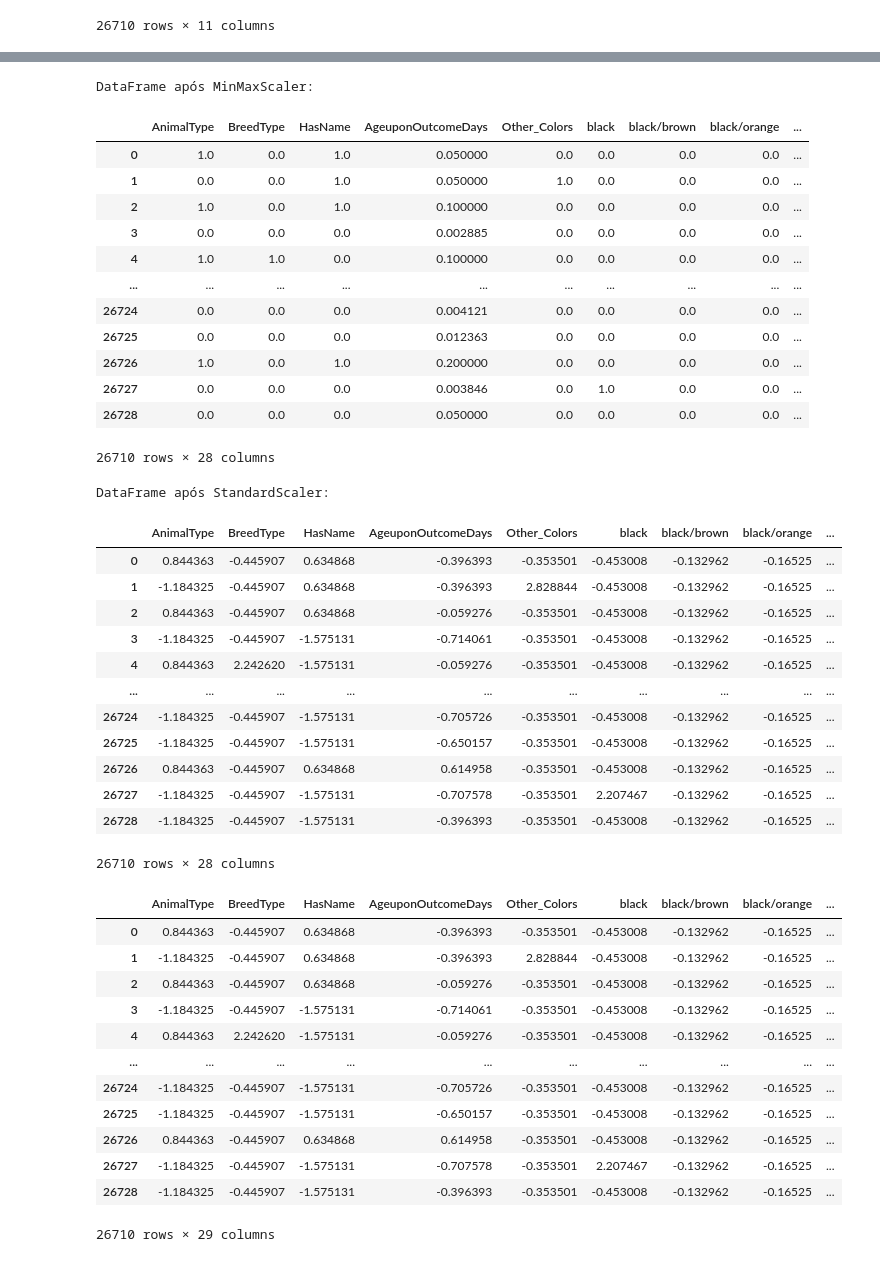
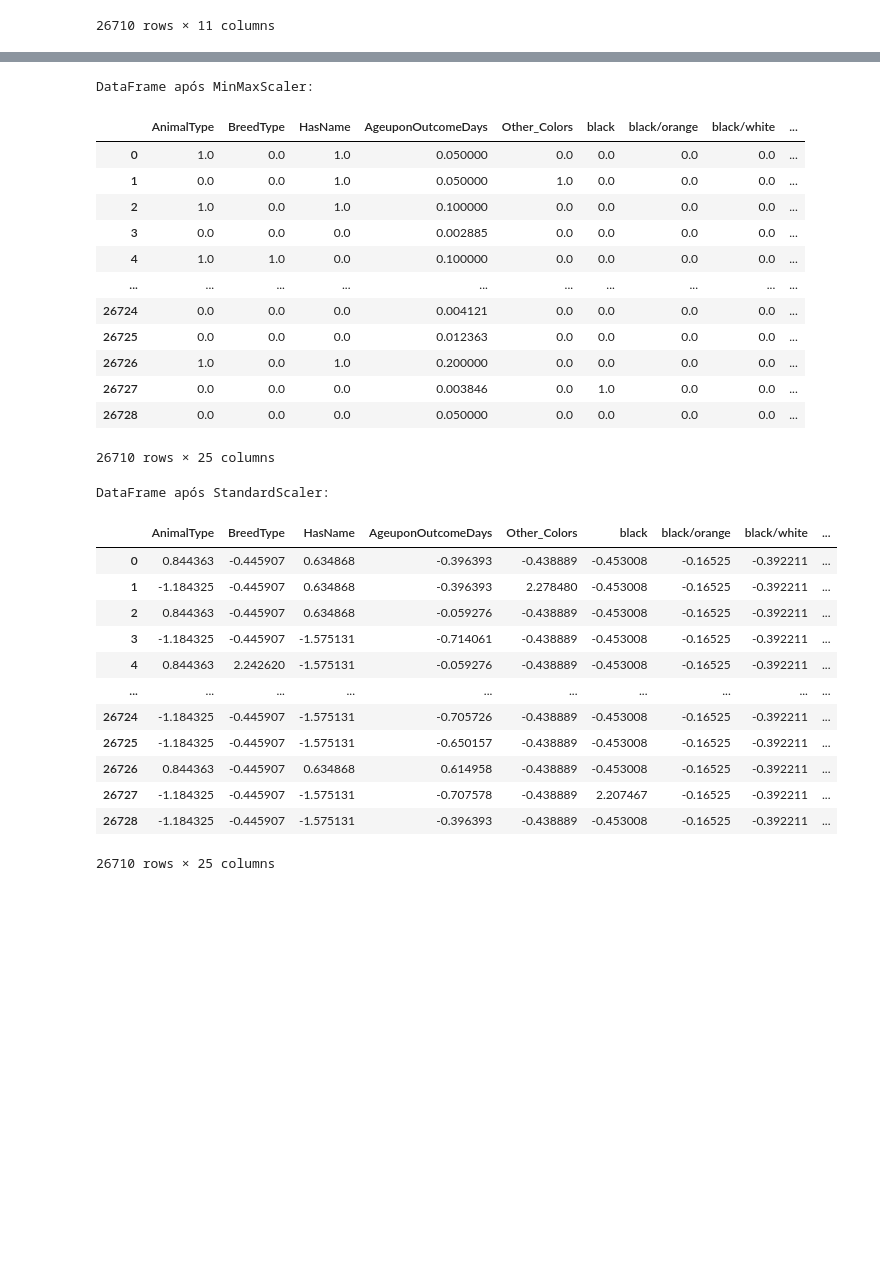
Before and after one commit to Stremps/Shelter-Outcome-Prediction, a Jupyter notebook: Shelter.ipynb, the cells around one changed output, grey strips where cells are left out. Drawn from its saved outputs; the diff is of its cells as text; code cells hidden in the pictures; blank space fills up the shorter version.

```diff
--- a/Shelter.ipynb
+++ b/Shelter.ipynb
@@ -175,7 +173,7 @@ df['Mapped_Color'] = df['Mapped_Color'].apply(match_duplicates)
 color_counts = df['Mapped_Color'].value_counts()
 
 # Defines a frequency threshold for rare colors ( currently given as 1% of the amount of examples in the dataset)
-threshold = 300
+threshold = 500
 rare_colors = color_counts[color_counts < threshold].index
 
 # Substitutes the rare colors for the column 'Other_colors'
@@ -424,71 +413,56 @@ from sklearn.preprocessing import MinMaxScaler, StandardScaler
 X = df.drop(columns=['OutcomeType'])  # Attributes
 y = df['OutcomeType']  # Class
 
-# 1. Selecionar apenas as colunas numéricas
+# 1. Selects only numerical columns
 numeric_cols = X.select_dtypes(include=['float64', 'int64']).columns
 
-# 2. Aplicar MinMaxScaler às colunas numéricas
+# 2. Applies MinMaxScaler to numerical columns
 min_max_scaler = MinMaxScaler()
 X[numeric_cols] = min_max_scaler.fit_transform(X[numeric_cols])
 
-# Verificar o DataFrame após MinMaxScaler
+# Verifies the dataframe after MinMaxScaler
 print("DataFrame após MinMaxScaler:")
 display(X)
 
-# 3. Aplicar StandardScaler às colunas numéricas (Se necessário após a normalização)
+# 3. Applies StandardScaler after normalization
 standard_scaler = StandardScaler()
 X[numeric_cols] = standard_scaler.fit_transform(X[numeric_cols])
 
-# Verificar o DataFrame após StandardScaler
+# Verifies the dataframe after StandardScaler
 print("DataFrame após StandardScaler:")
 display(X)
 
 df = X
 df['OutcomeType'] = y
-
-display(df)
 # %% [output]
 DataFrame após MinMaxScaler:
-|  | AnimalType | BreedType | HasName | AgeuponOutcomeDays | Other_Colors | black | black/brown | black/orange | ... |
+|  | AnimalType | BreedType | HasName | AgeuponOutcomeDays | Other_Colors | black | black/orange | black/white | ... |
 | 0 | 1.0 | 0.0 | 1.0 | 0.050000 | 0.0 | 0.0 | 0.0 | 0.0 | ... |
 | 1 | 0.0 | 0.0 | 1.0 | 0.050000 | 1.0 | 0.0 | 0.0 | 0.0 | ... |
 | 2 | 1.0 | 0.0 | 1.0 | 0.100000 | 0.0 | 0.0 | 0.0 | 0.0 | ... |
 | 3 | 0.0 | 0.0 | 0.0 | 0.002885 | 0.0 | 0.0 | 0.0 | 0.0 | ... |
 | 4 | 1.0 | 1.0 | 0.0 | 0.100000 | 0.0 | 0.0 | 0.0 | 0.0 | ... |
 | ... | ... | ... | ... | ... | ... | ... | ... | ... | ... |
 | 26724 | 0.0 | 0.0 | 0.0 | 0.004121 | 0.0 | 0.0 | 0.0 | 0.0 | ... |
 | 26725 | 0.0 | 0.0 | 0.0 | 0.012363 | 0.0 | 0.0 | 0.0 | 0.0 | ... |
 | 26726 | 1.0 | 0.0 | 1.0 | 0.200000 | 0.0 | 0.0 | 0.0 | 0.0 | ... |
 | 26727 | 0.0 | 0.0 | 0.0 | 0.003846 | 0.0 | 1.0 | 0.0 | 0.0 | ... |
 | 26728 | 0.0 | 0.0 | 0.0 | 0.050000 | 0.0 | 0.0 | 0.0 | 0.0 | ... |
-26710 rows × 28 columns
+26710 rows × 25 columns
 DataFrame após StandardScaler:
-|  | AnimalType | BreedType | HasName | AgeuponOutcomeDays | Other_Colors | black | black/brown | black/orange | ... |
-| 0 | 0.844363 | -0.445907 | 0.634868 | -0.396393 | -0.353501 | -0.453008 | -0.132962 | -0.16525 | ... |
-| 1 | -1.184325 | -0.445907 | 0.634868 | -0.396393 | 2.828844 | -0.453008 | -0.132962 | -0.16525 | ... |
-| 2 | 0.844363 | -0.445907 | 0.634868 | -0.059276 | -0.353501 | -0.453008 | -0.132962 | -0.16525 | ... |
-| 3 | -1.184325 | -0.445907 | -1.575131 | -0.714061 | -0.353501 | -0.453008 | -0.132962 | -0.16525 | ... |
-| 4 | 0.844363 | 2.242620 | -1.575131 | -0.059276 | -0.353501 | -0.453008 | -0.132962 | -0.16525 | ... |
+|  | AnimalType | BreedType | HasName | AgeuponOutcomeDays | Other_Colors | black | black/orange | black/white | ... |
+| 0 | 0.844363 | -0.445907 | 0.634868 | -0.396393 | -0.438889 | -0.453008 | -0.16525 | -0.392211 | ... |
+| 1 | -1.184325 | -0.445907 | 0.634868 | -0.396393 | 2.278480 | -0.453008 | -0.16525 | -0.392211 | ... |
+| 2 | 0.844363 | -0.445907 | 0.634868 | -0.059276 | -0.438889 | -0.453008 | -0.16525 | -0.392211 | ... |
+| 3 | -1.184325 | -0.445907 | -1.575131 | -0.714061 | -0.438889 | -0.453008 | -0.16525 | -0.392211 | ... |
+| 4 | 0.844363 | 2.242620 | -1.575131 | -0.059276 | -0.438889 | -0.453008 | -0.16525 | -0.392211 | ... |
 | ... | ... | ... | ... | ... | ... | ... | ... | ... | ... |
-| 26724 | -1.184325 | -0.445907 | -1.575131 | -0.705726 | -0.353501 | -0.453008 | -0.132962 | -0.16525 | ... |
-| 26725 | -1.184325 | -0.445907 | -1.575131 | -0.650157 | -0.353501 | -0.453008 | -0.132962 | -0.16525 | ... |
-| 26726 | 0.844363 | -0.445907 | 0.634868 | 0.614958 | -0.353501 | -0.453008 | -0.132962 | -0.16525 | ... |
-| 26727 | -1.184325 | -0.445907 | -1.575131 | -0.707578 | -0.353501 | 2.207467 | -0.132962 | -0.16525 | ... |
-| 26728 | -1.184325 | -0.445907 | -1.575131 | -0.396393 | -0.353501 | -0.453008 | -0.132962 | -0.16525 | ... |
+| 26724 | -1.184325 | -0.445907 | -1.575131 | -0.705726 | -0.438889 | -0.453008 | -0.16525 | -0.392211 | ... |
+| 26725 | -1.184325 | -0.445907 | -1.575131 | -0.650157 | -0.438889 | -0.453008 | -0.16525 | -0.392211 | ... |
+| 26726 | 0.844363 | -0.445907 | 0.634868 | 0.614958 | -0.438889 | -0.453008 | -0.16525 | -0.392211 | ... |
+| 26727 | -1.184325 | -0.445907 | -1.575131 | -0.707578 | -0.438889 | 2.207467 | -0.16525 | -0.392211 | ... |
+| 26728 | -1.184325 | -0.445907 | -1.575131 | -0.396393 | -0.438889 | -0.453008 | -0.16525 | -0.392211 | ... |
-26710 rows × 28 columns
+26710 rows × 25 columns
-|  | AnimalType | BreedType | HasName | AgeuponOutcomeDays | Other_Colors | black | black/brown | black/orange | ... |
-| 0 | 0.844363 | -0.445907 | 0.634868 | -0.396393 | -0.353501 | -0.453008 | -0.132962 | -0.16525 | ... |
-| 1 | -1.184325 | -0.445907 | 0.634868 | -0.396393 | 2.828844 | -0.453008 | -0.132962 | -0.16525 | ... |
-| 2 | 0.844363 | -0.445907 | 0.634868 | -0.059276 | -0.353501 | -0.453008 | -0.132962 | -0.16525 | ... |
-| 3 | -1.184325 | -0.445907 | -1.575131 | -0.714061 | -0.353501 | -0.453008 | -0.132962 | -0.16525 | ... |
-| 4 | 0.844363 | 2.242620 | -1.575131 | -0.059276 | -0.353501 | -0.453008 | -0.132962 | -0.16525 | ... |
-| ... | ... | ... | ... | ... | ... | ... | ... | ... | ... |
-| 26724 | -1.184325 | -0.445907 | -1.575131 | -0.705726 | -0.353501 | -0.453008 | -0.132962 | -0.16525 | ... |
-| 26725 | -1.184325 | -0.445907 | -1.575131 | -0.650157 | -0.353501 | -0.453008 | -0.132962 | -0.16525 | ... |
-| 26726 | 0.844363 | -0.445907 | 0.634868 | 0.614958 | -0.353501 | -0.453008 | -0.132962 | -0.16525 | ... |
-| 26727 | -1.184325 | -0.445907 | -1.575131 | -0.707578 | -0.353501 | 2.207467 | -0.132962 | -0.16525 | ... |
-| 26728 | -1.184325 | -0.445907 | -1.575131 | -0.396393 | -0.353501 | -0.453008 | -0.132962 | -0.16525 | ... |
-26710 rows × 29 columns
 # %%
 # Starting the classification step
 
```
Also changed, not shown: parts of 8 cells of this notebook.
